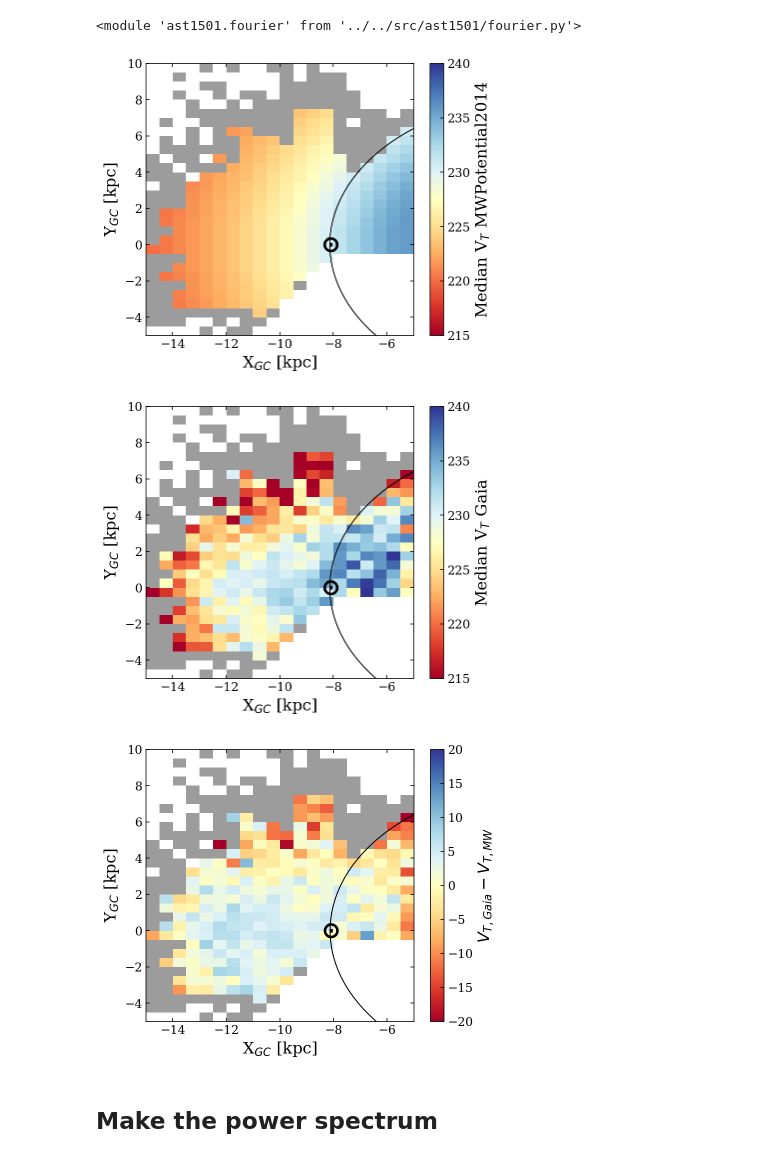
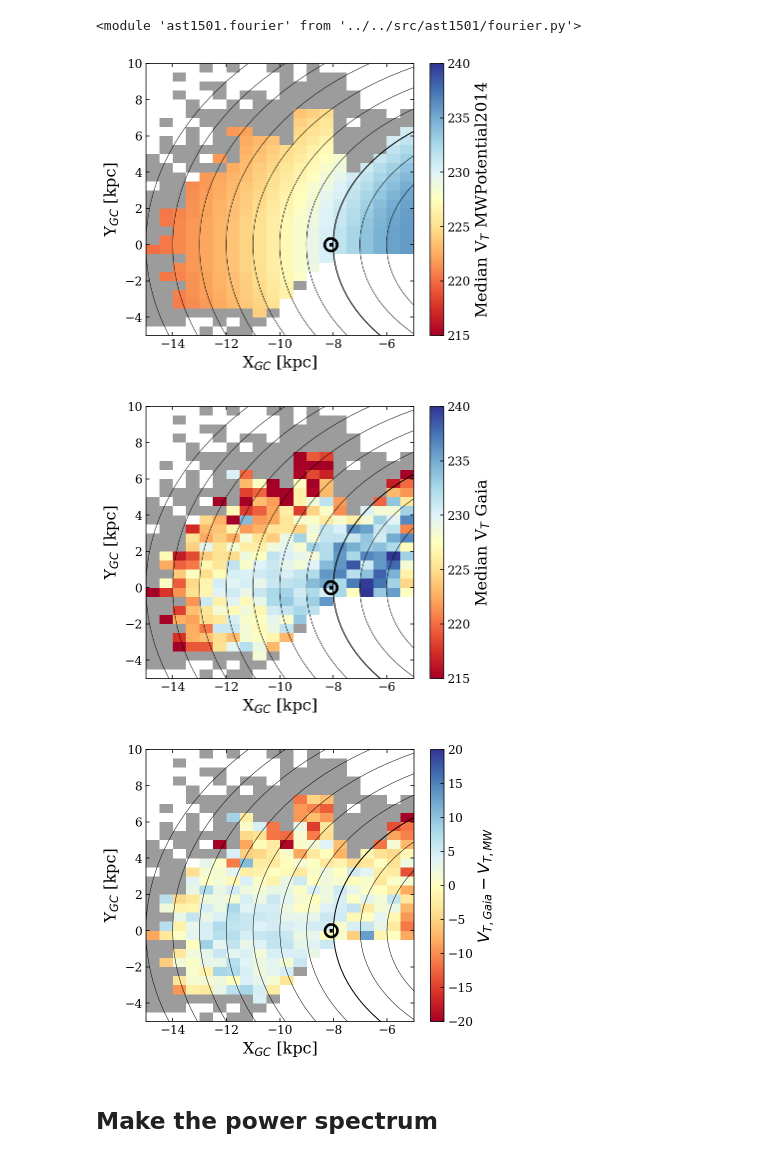
Before and after one commit to jamesmlane/AST1501, a Jupyter notebook: notebooks/7-power_spectrum/power_spectrum_2d.ipynb, the cells around one changed output. Drawn from its saved outputs; the diff is of its cells as text; code cells hidden in the pictures.

```diff
--- a/notebooks/7-power_spectrum/power_spectrum_2d.ipynb
+++ b/notebooks/7-power_spectrum/power_spectrum_2d.ipynb
@@ -77,30 +78,6 @@ plt.rc('ytick', labelsize=12)
 # %% [markdown]
 ## Functions
 # %%
-### Function definitions
-
-def gen_vRvT_1D(dvT, dvR, vR_low, vR_hi, vT_low, vT_hi):
-
-    # Generate the velocity range
-    vR_range = np.arange( vR_low, vR_hi, dvR )
-    vT_range = np.arange( vT_low, vT_hi, dvT )
-
-    # Generate the array of distribution function values
-    dfp = np.zeros((len(vR_range),len(vT_range)))
-    df0 = np.zeros((len(vR_range),len(vT_range)))
-
-    # Output information
-    print( str(len(vR_range)*len(vT_range))+' independent velocities' )
-    print( str(len(vR_range))+' Between vR=['+str(round(np.amin(vR_range)))+','+str(round(np.amax(vR_range)))+']')
-    print( str(len(vR_range))+' Between vR=['+str(round(np.amin(vT_range)))+','+str(round(np.amax(vT_range)))+']')
-    print('\n')
-    print(vR_range)
-    print(vT_range)
-    print('\n')
-
-    return df0, dfp, vR_range, vT_range
-#def
-
 def plot_grid(hist, vmin, vmax, extent, low_N_mask, no_N_mask, cmap, plot_low_N_mask=True):
 
     # Plot the image. Rotate to account for histogram => plotting grid
@@ -119,8 +96,14 @@ def plot_grid(hist, vmin, vmax, extent, low_N_mask, no_N_mask, cmap, plot_low_N_
 
     # Add the sun and it's orbit
     ax.scatter(x_sun, 0, marker=r'$\odot$', color='Black', s=256)
-    orbit_circle = plt.Circle((0, 0), x_sun, edgecolor='Black', facecolor='None')
-    ax.add_artist(orbit_circle)
+    for R in [5,6,7,8,9,10,11,12,13,14,15]:
+        if R == 8:
+            orbit_circle = plt.Circle((0, 0), R, edgecolor='Black', facecolor='None', linewidth=1)
+        else:
+            orbit_circle = plt.Circle((0, 0), R, edgecolor='Black', facecolor='None', linewidth=0.5)
+        ##ie
+        ax.add_artist(orbit_circle)
+    ###i
 
     # Decorate
     ax.set_xlabel(r'X$_{GC}$ [kpc]')
@@ -230,7 +213,7 @@ vT_low = -5*sigma_vT+210
 vT_hi = 5*sigma_vT+210
 
 # Generate the velocity distribution and DF arrays
-df0, dfp, vR_range, vT_range = gen_vRvT_1D(dvT, dvR, vR_low, vR_hi, vT_low, vT_hi)
+df0, dfp, vR_range, vT_range = ast1501.df.gen_vRvT_1D(dvT, dvR, vR_low, vR_hi, vT_low, vT_hi, verbose=1)
 
 # DF is axisymmetric so just do a grid of radii and then match to
 # the X-Y bins
@@ -454,37 +422,37 @@ ax.set_aspect('auto')
 
 plt.show()
 fig.savefig('plots/VT_med_hist_mwpot.pdf')
 plt.close('all')
 
 # Gaia
 fig = plt.figure(figsize=(6,5))
 ax = fig.add_subplot(111)
 
 fig, ax, cbar = plot_grid(vt_hist_obs, 240, 215, [x_lo,x_hi,y_lo,y_hi], low_N_mask, no_N_mask, 'RdYlBu')
 
 cbar.set_label(r'Median V$_{T}$ Gaia')
 ax.set_aspect('auto')
 
 plt.show()
 fig.savefig('plots/VT_med_hist_gaia.pdf')
 plt.close('all')
 
 # Difference
 fig = plt.figure(figsize=(6,5))
 ax = fig.add_subplot(111)
 
-fig, ax, cbar = plot_grid(vt_field_diff, -20, 20, [x_lo,x_hi,y_lo,y_hi], low_N_mask, no_N_mask, 'RdYlBu')
+fig, ax, cbar = plot_grid(vt_diff, -20, 20, [x_lo,x_hi,y_lo,y_hi], low_N_mask, no_N_mask, 'RdYlBu')
 
 cbar.set_label(r'$V_{T,Gaia}-V_{T,MW}$ ')
 ax.set_aspect('auto')
 
 plt.show()
 fig.savefig('plots/VT_diff.pdf')
 plt.close('all')
 # %% [output]
-[figure, old version]
+[figure, new version]
-[figure, old version]
+[figure, new version]
-[figure, old version]
+[figure, new version]
 # %% [markdown]
 ## Make the power spectrum
 # %%
```
Also changed, not shown: parts of 6 cells of this notebook, 1 other file.
